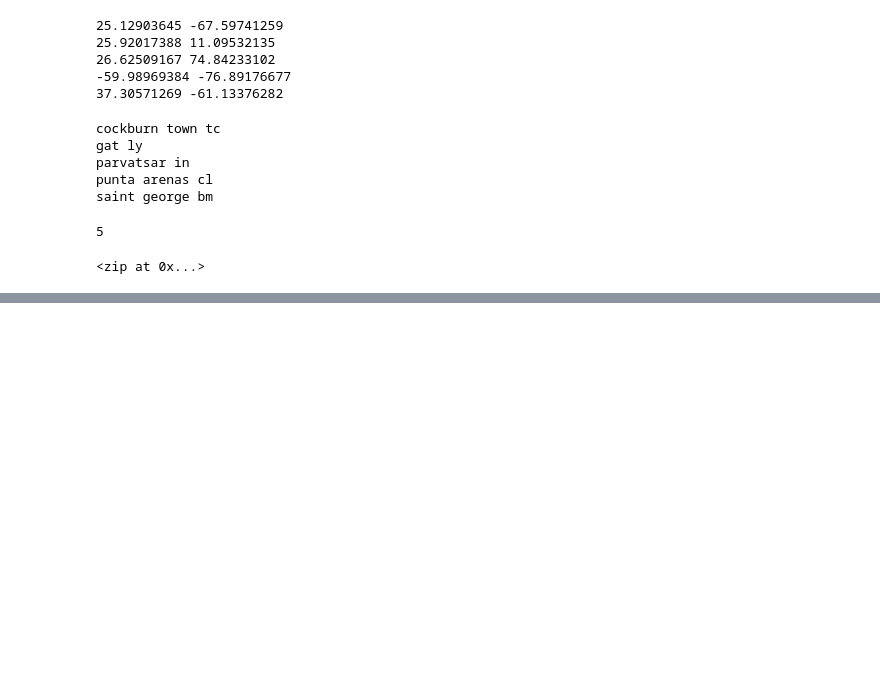
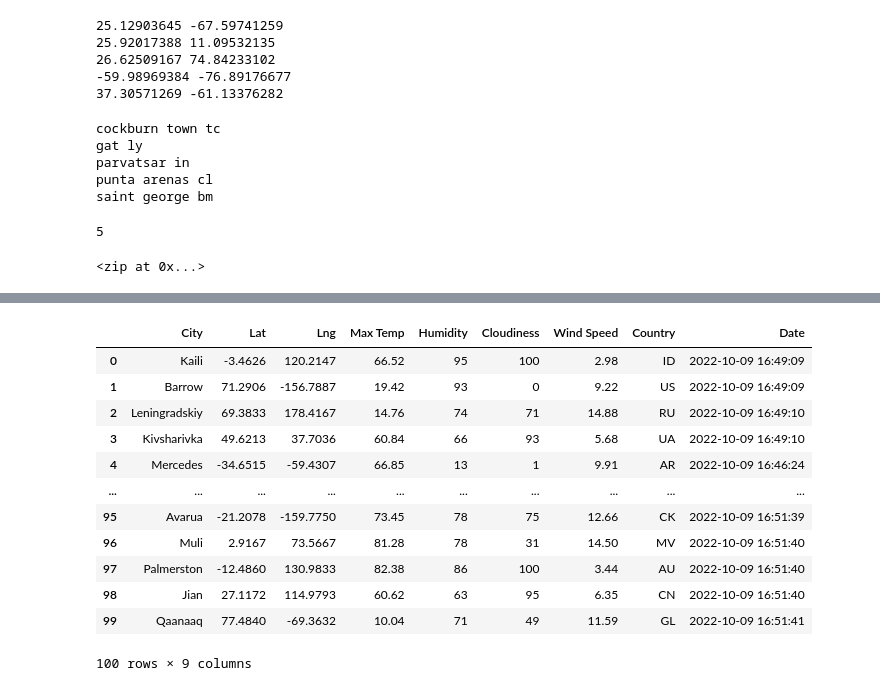
Before and after one commit to jessica1258/world_weather_analysis, a Jupyter notebook: WeatherPy.ipynb, the cells around one changed output, grey strips where cells are left out. Saved outputs shown, nothing was run; the diff lists cells and outputs as text; code cells hidden in the pictures; blank space fills up the shorter version.

```diff
--- a/WeatherPy.ipynb
+++ b/WeatherPy.ipynb
@@ -131,0 +147,3 @@ len(cities)
+# %%
+# Starting URL for Weather Map API Call.
+url = "http://api.openweathermap.org/data/2.5/weather?units=Imperial&APPID=" + weather_api_key
@@ -131,0 +230,18 @@ len(cities)
+# %%
+# Convert the array of dictionaries to a Pandas DataFrame.
+city_data_df = pd.DataFrame(city_data)
+city_data_df.head(10)
+# %% [output]
+|  | City | Lat | Lng | Max Temp | Humidity | Cloudiness | Wind Speed | Country | Date |
+| 0 | Kaili | -3.4626 | 120.2147 | 66.52 | 95 | 100 | 2.98 | ID | 2022-10-09 16:49:09 |
+| 1 | Barrow | 71.2906 | -156.7887 | 19.42 | 93 | 0 | 9.22 | US | 2022-10-09 16:49:09 |
+| 2 | Leningradskiy | 69.3833 | 178.4167 | 14.76 | 74 | 71 | 14.88 | RU | 2022-10-09 16:49:10 |
+| 3 | Kivsharivka | 49.6213 | 37.7036 | 60.84 | 66 | 93 | 5.68 | UA | 2022-10-09 16:49:10 |
+| 4 | Mercedes | -34.6515 | -59.4307 | 66.85 | 13 | 1 | 9.91 | AR | 2022-10-09 16:46:24 |
+| ... | ... | ... | ... | ... | ... | ... | ... | ... | ... |
+| 95 | Avarua | -21.2078 | -159.7750 | 73.45 | 78 | 75 | 12.66 | CK | 2022-10-09 16:51:39 |
+| 96 | Muli | 2.9167 | 73.5667 | 81.28 | 78 | 31 | 14.50 | MV | 2022-10-09 16:51:40 |
+| 97 | Palmerston | -12.4860 | 130.9833 | 82.38 | 86 | 100 | 3.44 | AU | 2022-10-09 16:51:40 |
+| 98 | Jian | 27.1172 | 114.9793 | 60.62 | 63 | 95 | 6.35 | CN | 2022-10-09 16:51:40 |
+| 99 | Qaanaaq | 77.4840 | -69.3632 | 10.04 | 71 | 49 | 11.59 | GL | 2022-10-09 16:51:41 |
+100 rows × 9 columns
```
Also changed, not shown: parts of 10 cells of this notebook.
